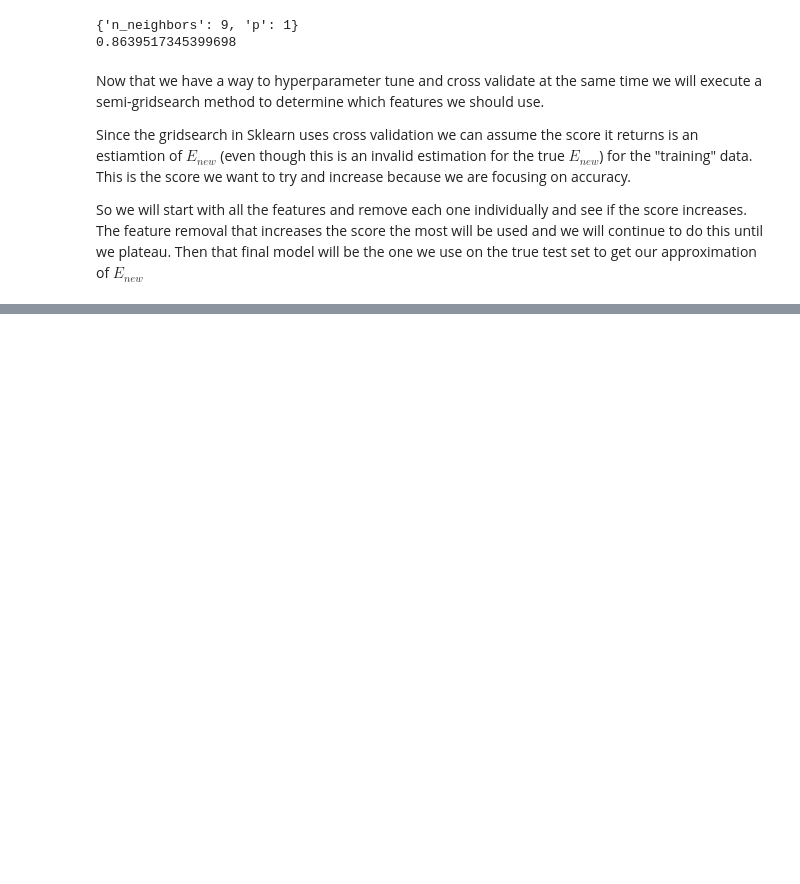
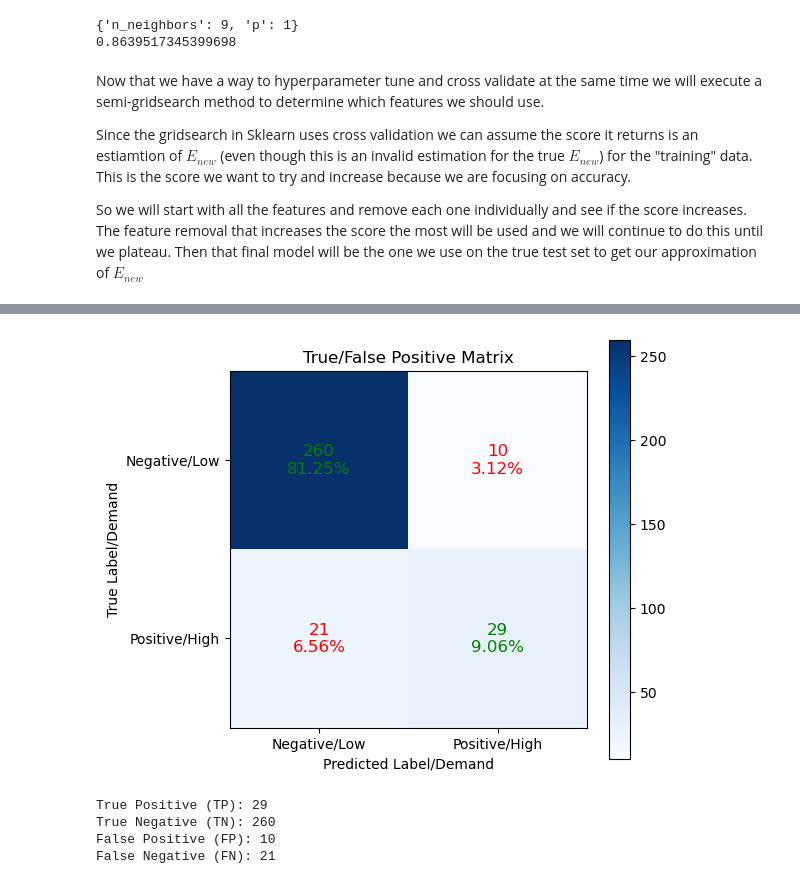
Before and after one commit to DanielVeress/SML_bikes, a Jupyter notebook: KNN/KNN.ipynb, the cells around one changed output, grey strips where cells are left out. Drawn from its saved outputs; the diff is of its cells as text; code cells hidden in the pictures; blank space fills up the shorter version.

```diff
--- a/KNN/KNN.ipynb
+++ b/KNN/KNN.ipynb
@@ -180,5 +151,5 @@ X_train
 # %%
 #training knn model with the best parameters
-best_knn = skl_nb.KNeighborsClassifier(n_neighbors=15, p=1).fit(X_train[results[0]],np.array(Y_train.values.tolist()).reshape(-1,))
+best_knn = skl_nb.KNeighborsClassifier(n_neighbors=results[1]["n_neighbors"], p=results[1]["p"]).fit(X_train[results[0]],np.array(Y_train.values.tolist()).reshape(-1,))
 best_knn.score(X_train[results[0]],Y_train)
 # %% [output]
@@ -192,0 +162,12 @@ knn_with_all_columns =
+# %%
+y_pred = best_knn.predict(X_test[results[0]])
+y_true = Y_test
+
+metrics = evaluate_pred(y_pred, y_true)
+
+print('-- Random Forest model --\n')
+for metric, value in metrics.items():
+    print(f'{metric.capitalize()}: \t{value}')
+
+print('\n-- Dummy models -- ')
+print_dummy_evaluations(X_train[results[0]], Y_train, X_test[results[0]], Y_test)
@@ -193,3 +192,19 @@ knn_with_all_columns =
+# %%
+# Confusion matrix
+tn, fp, fn, tp = confusion_matrix(y_true, y_pred).ravel()
+confusion_matrix_data = np.array([[tn, fp], [fn, tp]])
+plot_confusion_matrix(confusion_matrix_data)
+
+print(f'True Positive (TP): {tp}')
+print(f'True Negative (TN): {tn}')
+print(f'False Positive (FP): {fp}')
+print(f'False Negative (FN): {fn}')
+# %% [output]
+[figure, added]
+True Positive (TP): 29
+True Negative (TN): 260
+False Positive (FP): 10
+False Negative (FN): 21
 # %%
 #unnecessary code
 
```
Also changed, not shown: parts of 8 cells of this notebook.
